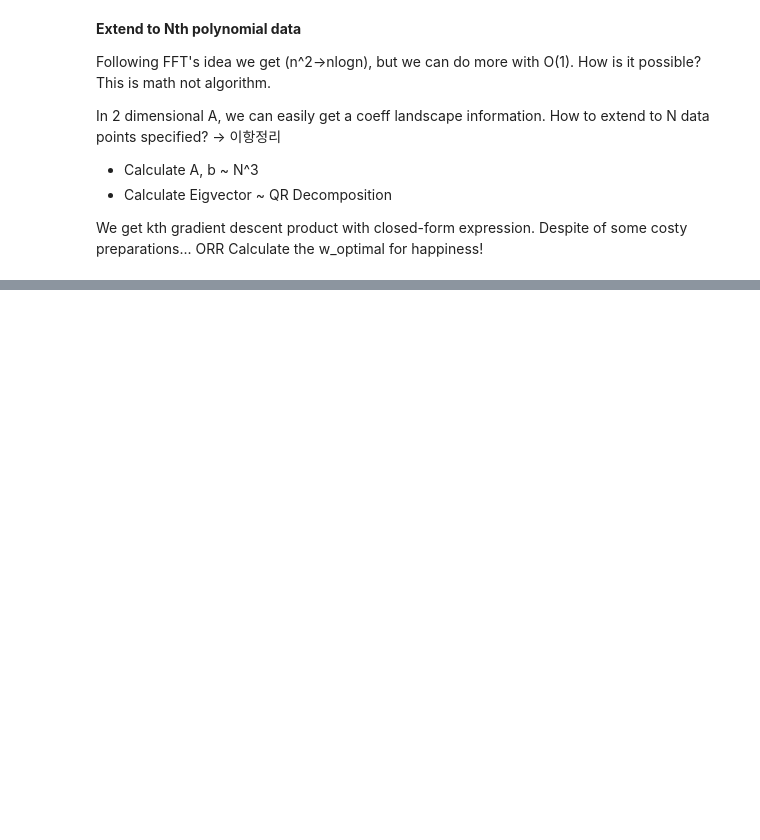
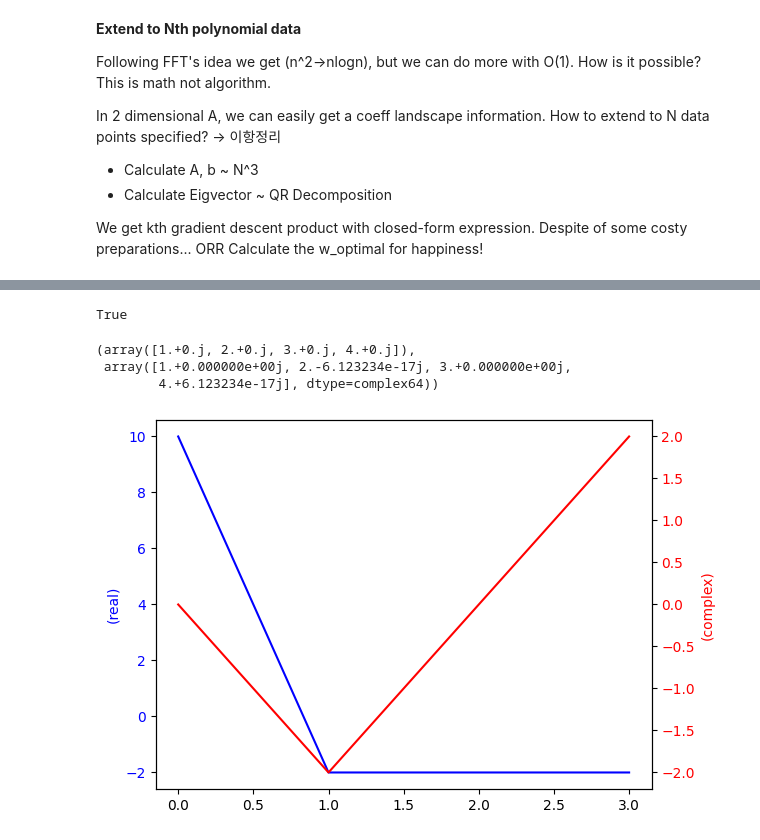
Before and after one commit to yoonhero/mmmm, a Jupyter notebook: natural_gradient.ipynb, the cells around one changed output, grey strips where cells are left out. Cells and saved outputs as stored; diff of their text form; code cells hidden in the pictures; blank space fills up the shorter version.

```diff
--- a/natural_gradient.ipynb
+++ b/natural_gradient.ipynb
@@ -199,0 +200,59 @@ make_polynomial_plot(w_optimal, x, d, dof)
+# %%
+import math
+## FFT - https://numpy.org/doc/2.2/reference/routines.fft.html
+### odd/even function decomposition
+# f(w) +w g(w) or f(w) -w g(w)
+# frequency space <-> signal space
+def get_w(theta):
+    return np.cos(theta) + np.sin(theta) * 1j
+
+def ft(coeff):
+    rank = len(coeff)
+    theta = 2 * math.pi / rank
+    H = make_polynomial(get_w(np.arange(rank) * theta), rank)
+    return H @ coeff
+
+def fft(coeff, start=True, inverse=False):
+    rank = len(coeff)
+    if start:
+        pad = 2 ** math.ceil(math.log2(rank))
+        coeff = np.pad(coeff, (0, pad-rank), mode="constant", constant_values=0)
+    padded_coeff_rank = len(coeff)
+    w = get_w(2 * math.pi / len(coeff))
+    w = 1 / w if inverse else w # Hf
+    if len(coeff) == 1:
+        return coeff
+    even = fft(coeff[::2], start=False)
+    odd = fft(coeff[1::2], start=False)
+
+    frequencies = np.zeros(padded_coeff_rank, dtype=np.complex64)
+    half = padded_coeff_rank // 2
+    for i in range(half):
+        frequencies[i] = even[i] + w ** i * odd[i]
+        frequencies[i + half] = even[i] - w ** i * odd[i]
+    if start:
+        divider = 1
+        if inverse:
+            divider = padded_coeff_rank # Hermitian operation
+        return frequencies[:rank] / divider
+    return frequencies
+
+coeff = np.array([1, 2, 3, 4])
+print(np.allclose(ft(coeff), fft(coeff)))
+
+fig, ax1 = plt.subplots()
+ax1.plot(range(len(coeff)), fft(coeff).real, color="blue", label="real")
+ax1.set_ylabel('(real)', color='blue')
+ax1.tick_params(axis='y', labelcolor='blue')
+ax2 = ax1.twinx()
+ax2.plot(range(len(coeff)), (-fft(coeff) * 1j).real, color="red", label="complex")
+ax2.set_ylabel('(complex)', color='red')
+ax2.tick_params(axis='y', labelcolor='red')
+
+np.fft.ifft(np.fft.fft(coeff)), fft(fft(coeff), inverse=True)
+# %% [output]
+True
+(array([1.+0.j, 2.+0.j, 3.+0.j, 4.+0.j]),
+ array([1.+0.000000e+00j, 2.-6.123234e-17j, 3.+0.000000e+00j,
+        4.+6.123234e-17j], dtype=complex64))
+[figure, added]
```
Also changed, not shown: parts of 23 cells of this notebook, 1 other file.
